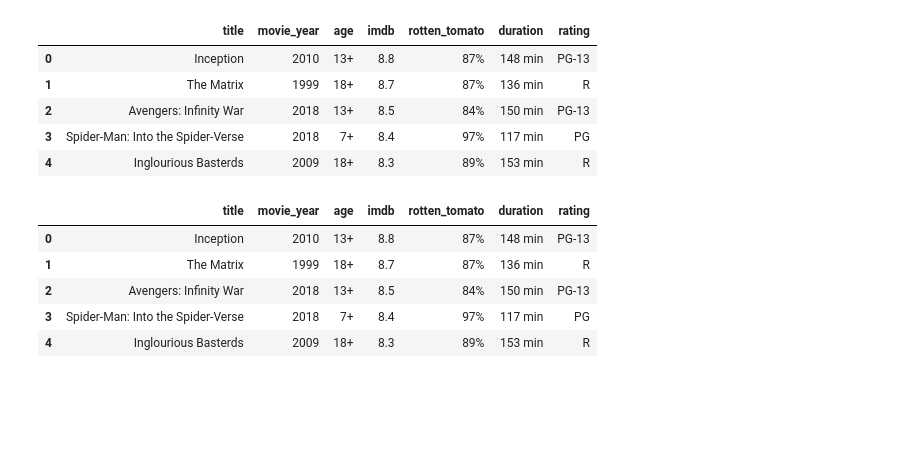
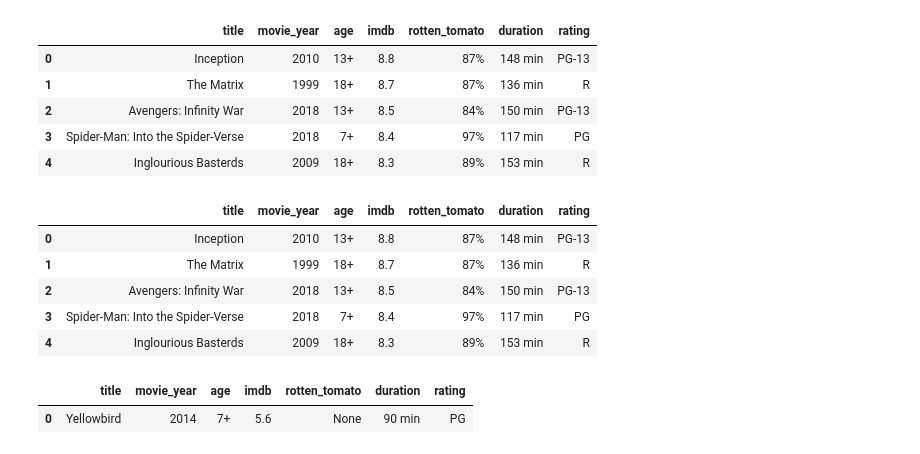
Before and after one commit to halotx3/ETL-Project, a Jupyter notebook: movie_db.ipynb, the cells around one changed output. Cells and saved outputs as stored; diff of their text form; code cells hidden in the pictures; blank space fills up the shorter version.

Commit message:
Corrected query and now uploading

```diff
--- a/movie_db.ipynb
+++ b/movie_db.ipynb
@@ -137,3 +137,10 @@ pd.read_sql_query('select b.title, a.movie_year, a.age, a.imdb, a.rotten_tomato,
 | 2 | Avengers: Infinity War | 2018 | 13+ | 8.5 | 84% | 150 min | PG-13 |
 | 3 | Spider-Man: Into the Spider-Verse | 2018 | 7+ | 8.4 | 97% | 117 min | PG |
 | 4 | Inglourious Basterds | 2009 | 18+ | 8.3 | 89% | 153 min | R |
+# %%
+pd.read_sql_query("select b.title, a.movie_year, a.age, a.imdb, a.rotten_tomato, b.duration, b.rating\
+                from netflix_data b left join streaming_data a on a.title = b.title\
+                where b.title like '%%bird%%'", con=engine).head()
+# %% [output]
+|  | title | movie_year | age | imdb | rotten_tomato | duration | rating |
+| 0 | Yellowbird | 2014 | 7+ | 5.6 | None | 90 min | PG |
```
